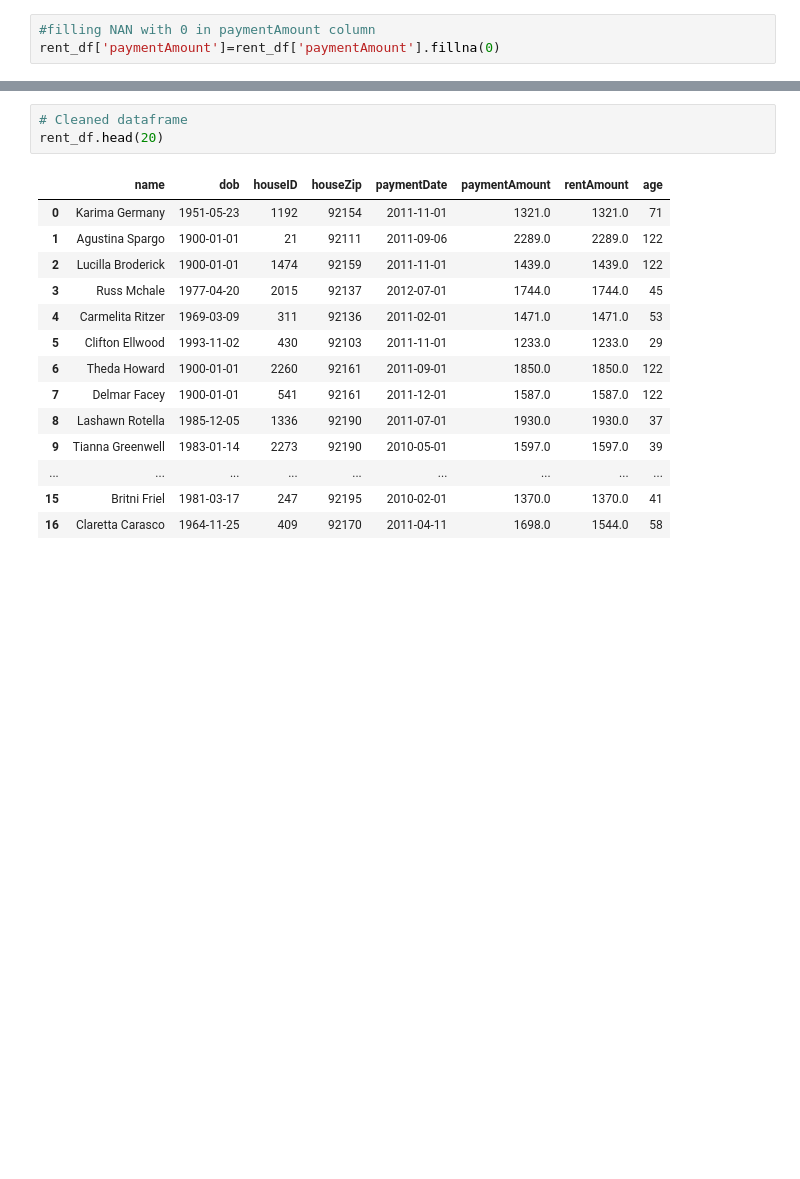
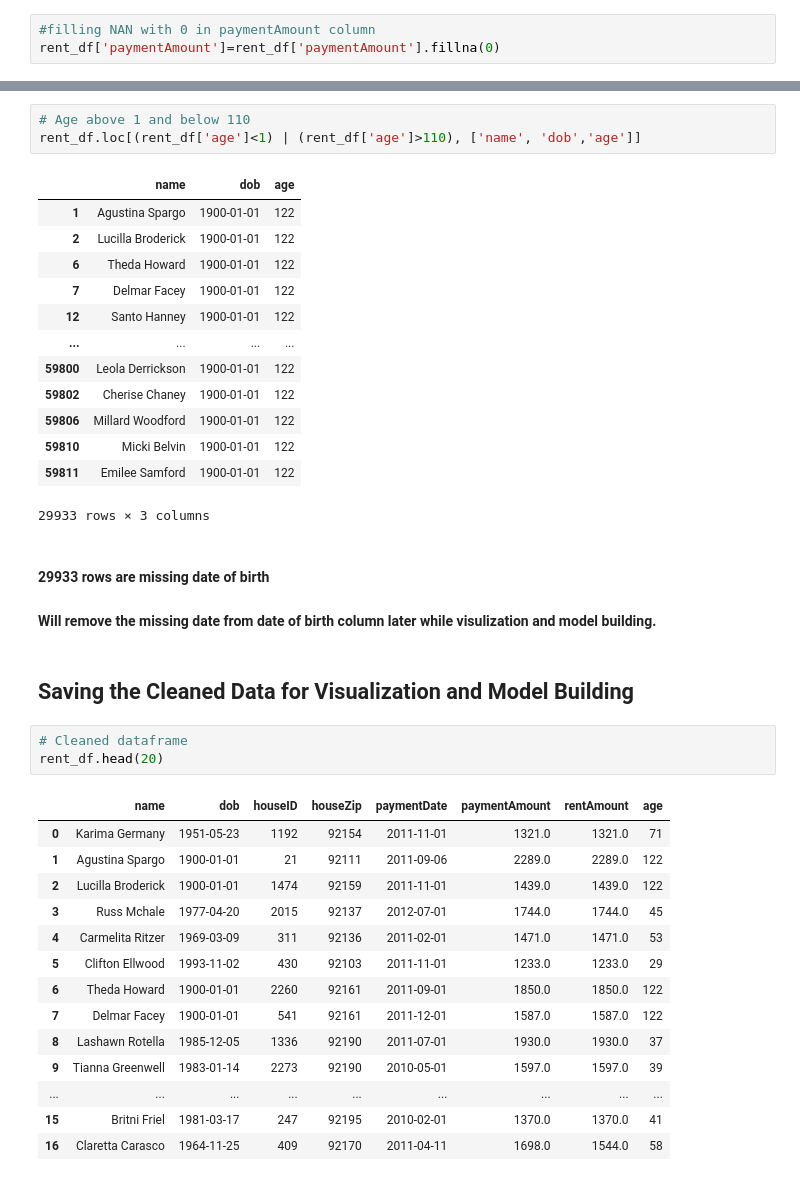
Before and after one commit to pandeysudip/Rental, a Jupyter notebook: 1. Data_Cleaning.ipynb, the cells around one changed output, grey strips where cells are left out. Drawn from its saved outputs; the diff is of its cells as text; blank space fills up the shorter version.

Commit message:
updating data cleaning notebook

```diff
--- a/1. Data_Cleaning.ipynb
+++ b/1. Data_Cleaning.ipynb
@@ -182,3 +222,25 @@ rent_df.describe().T
+# %%
+# Age above 1 and below 110
+rent_df.loc[(rent_df['age']<1) | (rent_df['age']>110), ['name', 'dob','age']]
+# %% [output]
+|  | name | dob | age |
+| 1 | Agustina Spargo | 1900-01-01 | 122 |
+| 2 | Lucilla Broderick | 1900-01-01 | 122 |
+| 6 | Theda Howard | 1900-01-01 | 122 |
+| 7 | Delmar Facey | 1900-01-01 | 122 |
+| 12 | Santo Hanney | 1900-01-01 | 122 |
+| ... | ... | ... | ... |
+| 59800 | Leola Derrickson | 1900-01-01 | 122 |
+| 59802 | Cherise Chaney | 1900-01-01 | 122 |
+| 59806 | Millard Woodford | 1900-01-01 | 122 |
+| 59810 | Micki Belvin | 1900-01-01 | 122 |
+| 59811 | Emilee Samford | 1900-01-01 | 122 |
+29933 rows × 3 columns
+# %% [markdown]
+#### 29933 rows are missing date of birth
+#### Will remove the missing date from date of birth column later while visulization and model building.
+# %% [markdown]
+## Saving the Cleaned Data for Visualization and Model Building
 # %%
 # Cleaned dataframe
 rent_df.head(20)
```
Also changed, not shown: parts of 46 cells of this notebook.
